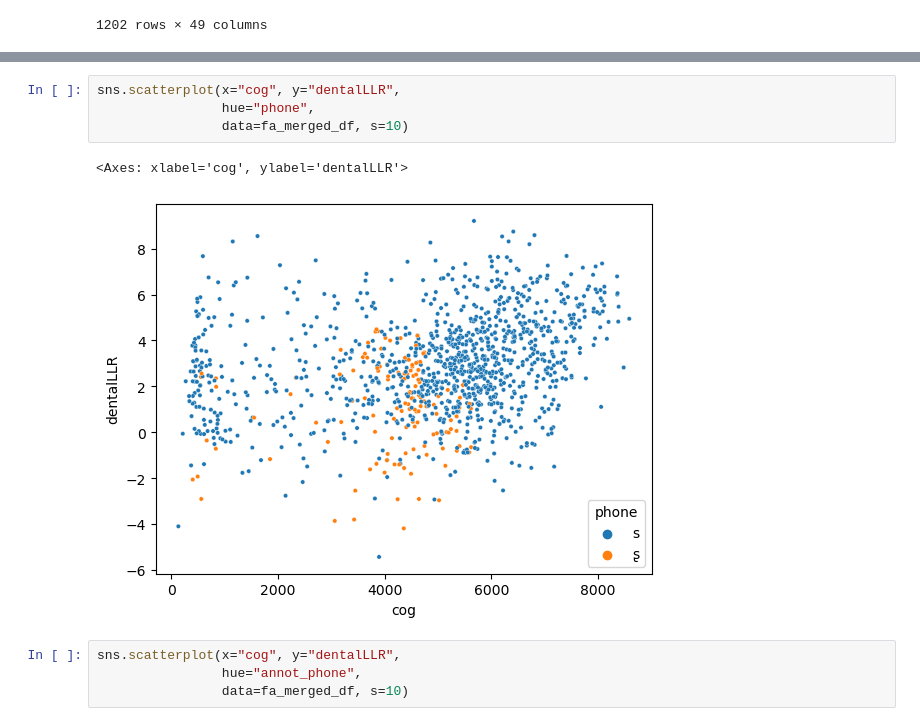
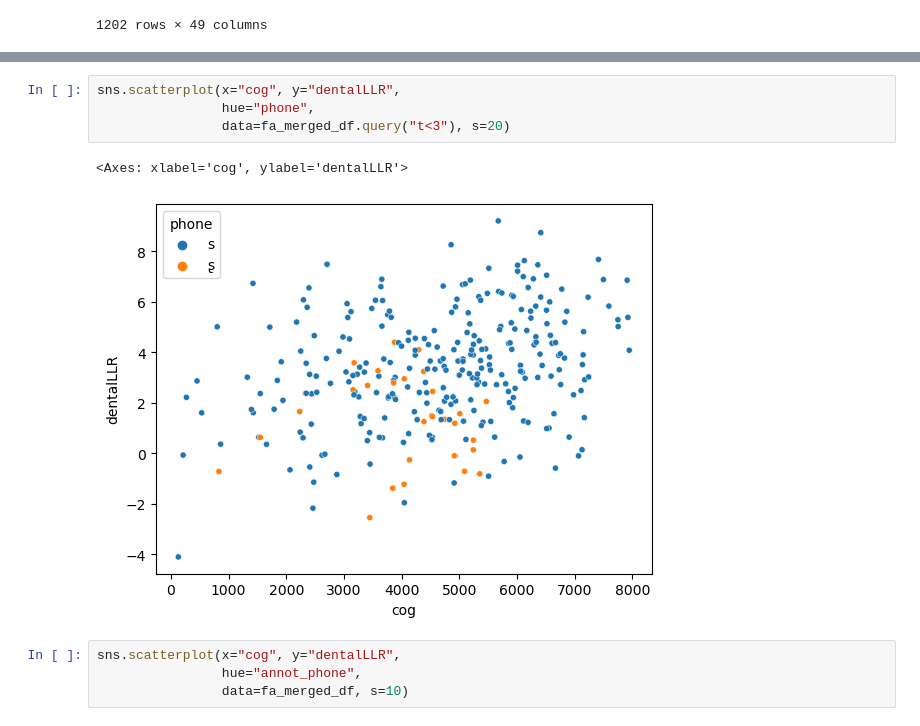
Before and after one commit to seantyh/weave, a Jupyter notebook: etc/60.19-shehui/40-compare-cog.ipynb, the cells around one changed output, grey strips where cells are left out. Drawn from its saved outputs; the diff is of its cells as text.

```diff
--- a/etc/60.19-shehui/40-compare-cog.ipynb
+++ b/etc/60.19-shehui/40-compare-cog.ipynb
@@ -128,10 +138,10 @@ fa_merged_df
 # %%
 sns.scatterplot(x="cog", y="dentalLLR",
                 hue="phone",
-                data=fa_merged_df, s=10)
+                data=fa_merged_df.query("t<3"), s=20)
 # %% [output]
 <Axes: xlabel='cog', ylabel='dentalLLR'>
-[figure, old version]
+[figure, new version]
 # %%
 sns.scatterplot(x="cog", y="dentalLLR",
                 hue="annot_phone",
```
Also changed, not shown: parts of 2 cells of this notebook, 2 other files.
